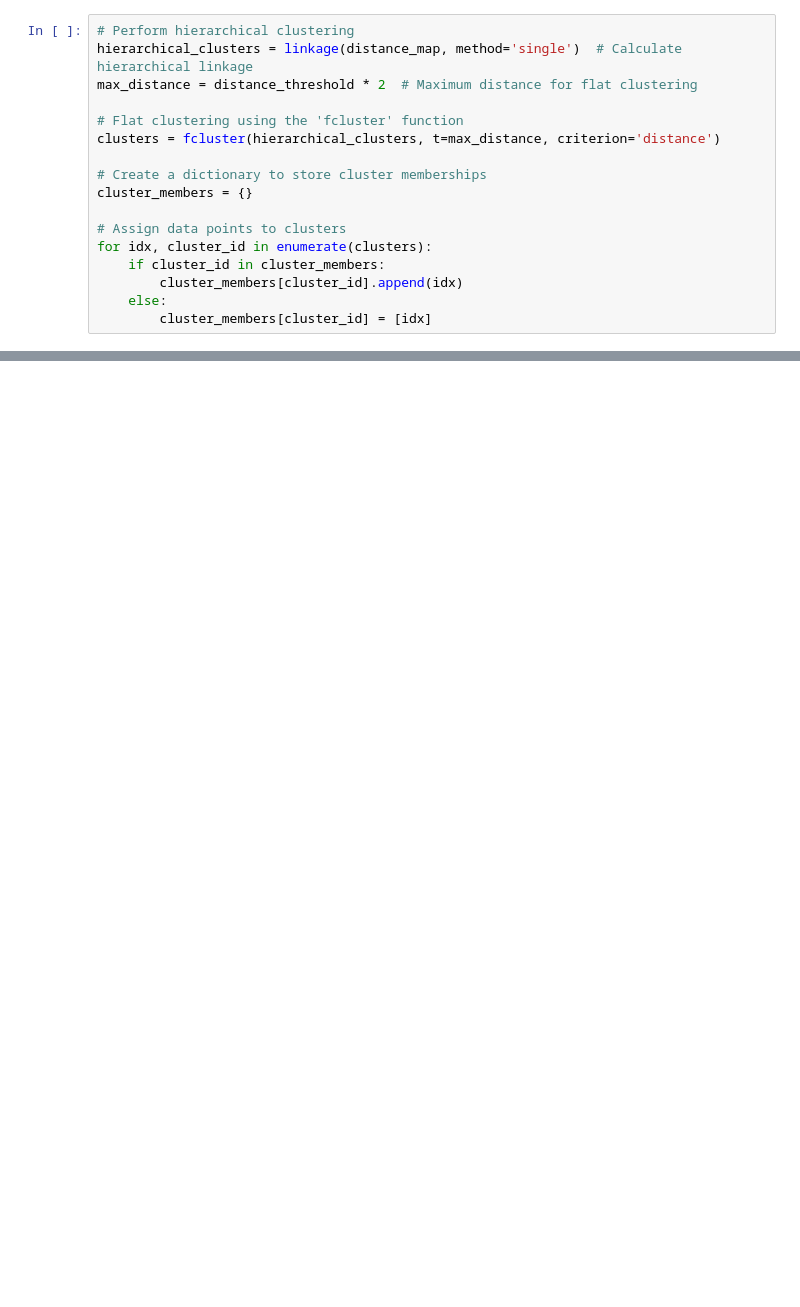
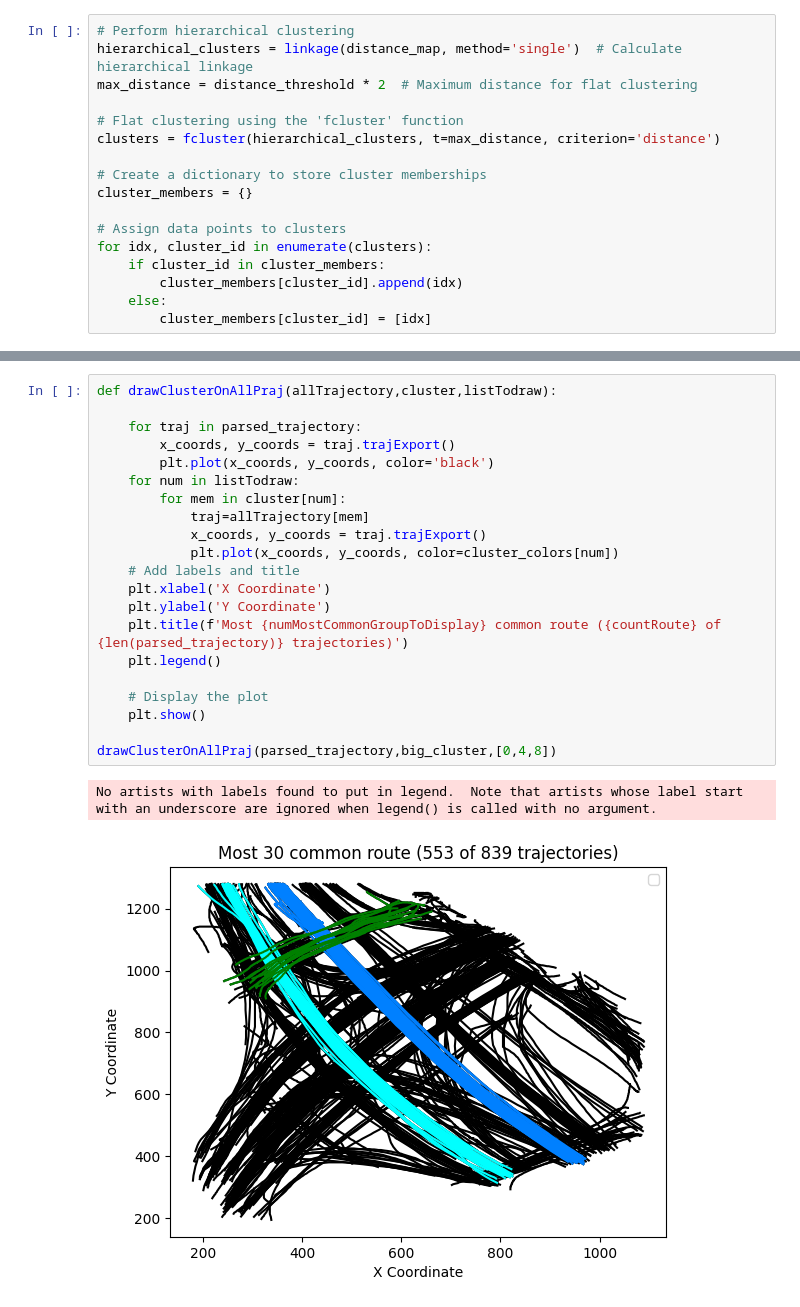
Before and after one commit to oneonethree113/Trajectory-Analysis, a Jupyter notebook: AMAG.ipynb, the cells around one changed output, grey strips where cells are left out. Cells and saved outputs as stored; diff of their text form; blank space fills up the shorter version.

```diff
--- a/AMAG.ipynb
+++ b/AMAG.ipynb
@@ -245,0 +273,24 @@ plt.show()
+# %%
+def drawClusterOnAllPraj(allTrajectory,cluster,listTodraw):
+
+    for traj in parsed_trajectory:
+        x_coords, y_coords = traj.trajExport()
+        plt.plot(x_coords, y_coords, color='black')
+    for num in listTodraw:
+        for mem in cluster[num]:
+            traj=allTrajectory[mem]
+            x_coords, y_coords = traj.trajExport()
+            plt.plot(x_coords, y_coords, color=cluster_colors[num])
+    # Add labels and title
+    plt.xlabel('X Coordinate')
+    plt.ylabel('Y Coordinate')
+    plt.title(f'Most {numMostCommonGroupToDisplay} common route ({countRoute} of {len(parsed_trajectory)} trajectories)')
+    plt.legend()
+
+    # Display the plot
+    plt.show()
+
+drawClusterOnAllPraj(parsed_trajectory,big_cluster,[0,4,8])
+# %% [output]
+No artists with labels found to put in legend.  Note that artists whose label start with an underscore are ignored when legend() is called with no argument.
+[figure, added]
```
Also changed, not shown: parts of 11 cells of this notebook, 14 other files.
